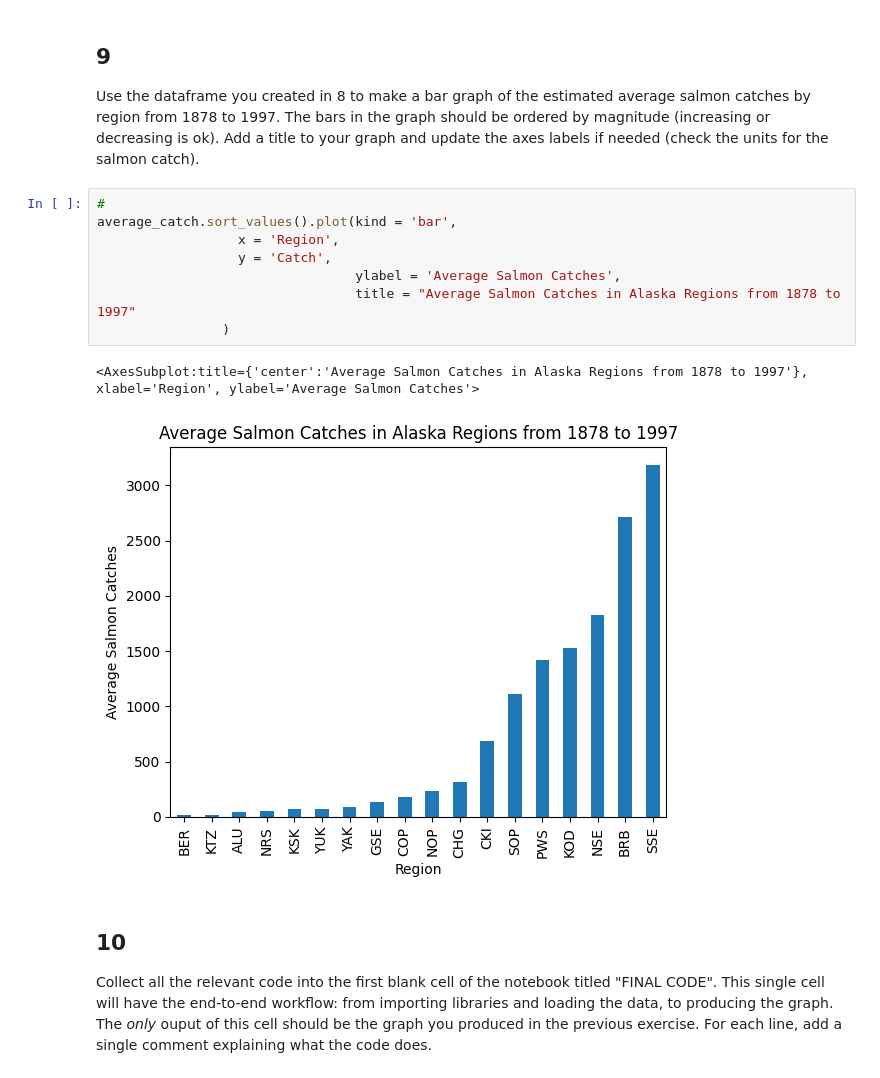
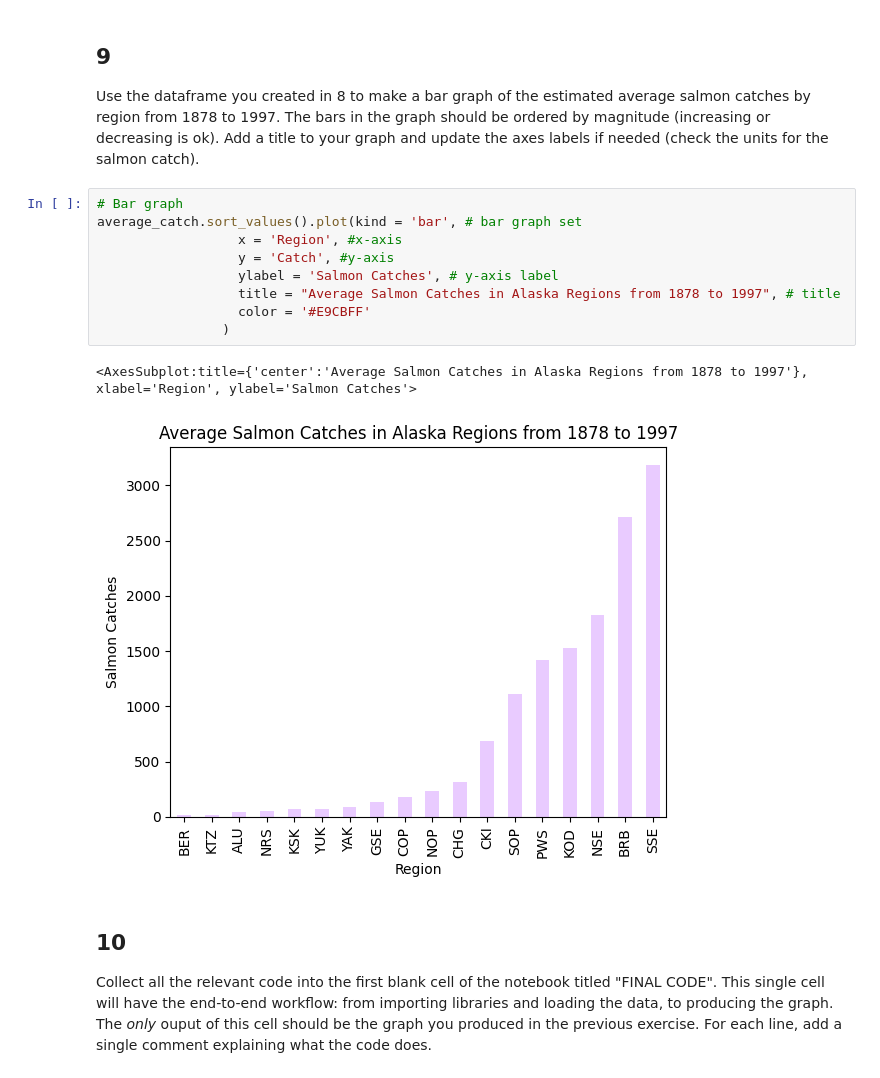
Before and after one commit to hazelvaq/eds220-hwk-2, a Jupyter notebook: hwk2-task3-salmon.ipynb, the cells around one changed output. Saved outputs shown, nothing was run; the diff lists cells and outputs as text.

```diff
--- a/hwk2-task3-salmon.ipynb
+++ b/hwk2-task3-salmon.ipynb
@@ -188,16 +214,17 @@ Name: Catch, dtype: float64
 
 Use the dataframe you created in 8 to make a bar graph of the estimated average salmon catches by region from 1878 to 1997. The bars in the graph should be ordered by magnitude (increasing or decreasing is ok). Add a title  to your graph and update the axes labels if needed (check the units for the salmon catch).
 # %%
-#
-average_catch.sort_values().plot(kind = 'bar',
-                  x = 'Region',
-                  y = 'Catch',
-                                 ylabel = 'Average Salmon Catches',
-                                 title = "Average Salmon Catches in Alaska Regions from 1878 to 1997"
+# Bar graph
+average_catch.sort_values().plot(kind = 'bar', # bar graph set
+                  x = 'Region', #x-axis
+                  y = 'Catch', #y-axis
+                  ylabel = 'Salmon Catches', # y-axis label
+                  title = "Average Salmon Catches in Alaska Regions from 1878 to 1997", # title
+                  color = '#E9CBFF'
                 )
 # %% [output]
-<AxesSubplot:title={'center':'Average Salmon Catches in Alaska Regions from 1878 to 1997'}, xlabel='Region', ylabel='Average Salmon Catches'>
+<AxesSubplot:title={'center':'Average Salmon Catches in Alaska Regions from 1878 to 1997'}, xlabel='Region', ylabel='Salmon Catches'>
-[figure, old version]
+[figure, new version]
 # %% [markdown]
 ## 10
 
```
Also changed, not shown: parts of 3 cells of this notebook.
